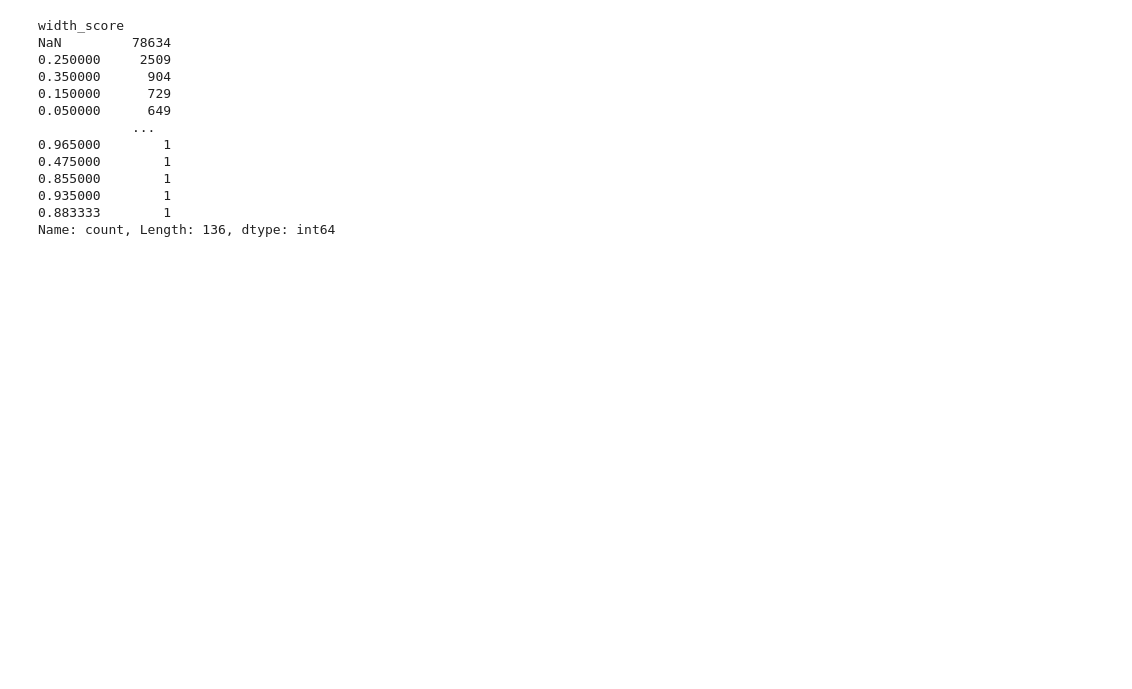
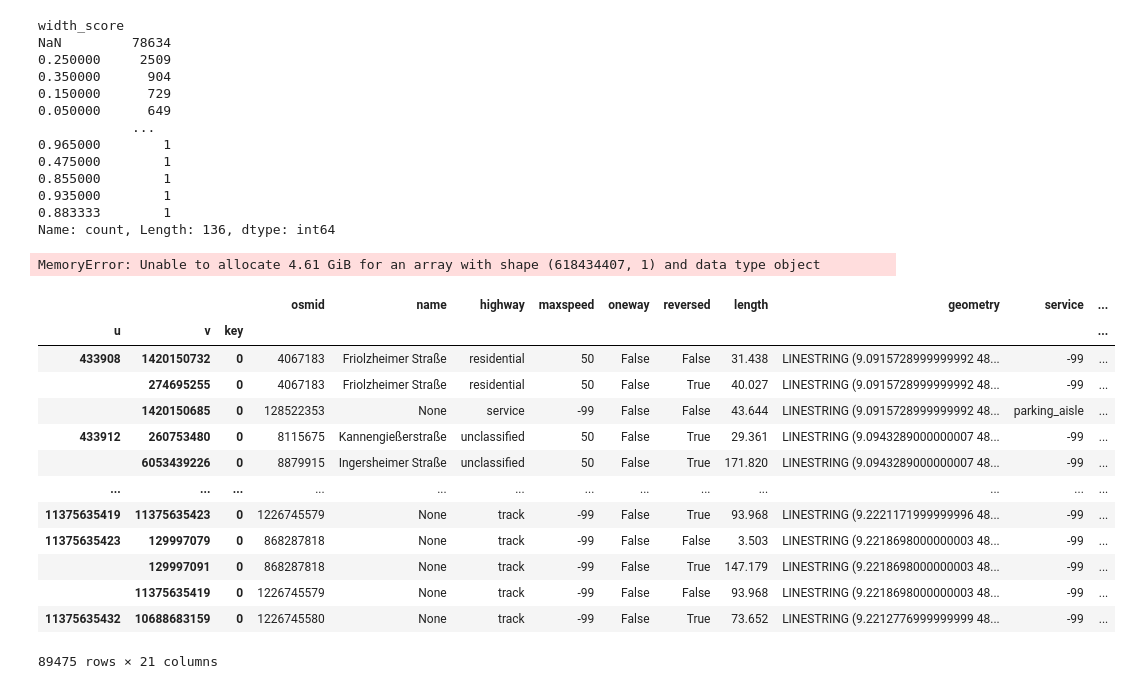
Before and after one commit to jzhenli1/priv_test, a Jupyter notebook: OSM/osm_test.ipynb, the cells around one changed output. Cells and saved outputs as stored; diff of their text form; code cells hidden in the pictures; blank space fills up the shorter version.

```diff
--- a/OSM/osm_test.ipynb
+++ b/OSM/osm_test.ipynb
@@ -222,3 +222,27 @@ NaN         78634
 0.935000        1
 0.883333        1
 Name: count, Length: 136, dtype: int64
+# %%
+probeCount = pd.read_csv('probeCount.csv')
+probeCount
+
+mergedtom = pd.merge(edges, probeCount, left_on='name', right_on='streetName', how='outer')
+# %% [output]
+MemoryError: Unable to allocate 4.61 GiB for an array with shape (618434407, 1) and data type object
+# %%
+edges
+# %% [output]
+|  |  |  | osmid | name | highway | maxspeed | oneway | reversed | length | geometry | service | ... |
+| u | v | key |  |  |  |  |  |  |  |  |  | ... |
+| 433908 | 1420150732 | 0 | 4067183 | Friolzheimer Straße | residential | 50 | False | False | 31.438 | LINESTRING (9.0915728999999992 48... | -99 | ... |
+|  | 274695255 | 0 | 4067183 | Friolzheimer Straße | residential | 50 | False | True | 40.027 | LINESTRING (9.0915728999999992 48... | -99 | ... |
+|  | 1420150685 | 0 | 128522353 | None | service | -99 | False | False | 43.644 | LINESTRING (9.0915728999999992 48... | parking_aisle | ... |
+| 433912 | 260753480 | 0 | 8115675 | Kannengießerstraße | unclassified | 50 | False | True | 29.361 | LINESTRING (9.0943289000000007 48... | -99 | ... |
+|  | 6053439226 | 0 | 8879915 | Ingersheimer Straße | unclassified | 50 | False | True | 171.820 | LINESTRING (9.0943289000000007 48... | -99 | ... |
+| ... | ... | ... | ... | ... | ... | ... | ... | ... | ... | ... | ... | ... |
+| 11375635419 | 11375635423 | 0 | 1226745579 | None | track | -99 | False | True | 93.968 | LINESTRING (9.2221171999999996 48... | -99 | ... |
+| 11375635423 | 129997079 | 0 | 868287818 | None | track | -99 | False | False | 3.503 | LINESTRING (9.2218698000000003 48... | -99 | ... |
+|  | 129997091 | 0 | 868287818 | None | track | -99 | False | True | 147.179 | LINESTRING (9.2218698000000003 48... | -99 | ... |
+|  | 11375635419 | 0 | 1226745579 | None | track | -99 | False | False | 93.968 | LINESTRING (9.2218698000000003 48... | -99 | ... |
+| 11375635432 | 10688683159 | 0 | 1226745580 | None | track | -99 | False | True | 73.652 | LINESTRING (9.2212776999999999 48... | -99 | ... |
+89475 rows × 21 columns
```
Also changed, not shown: 1 other file.
